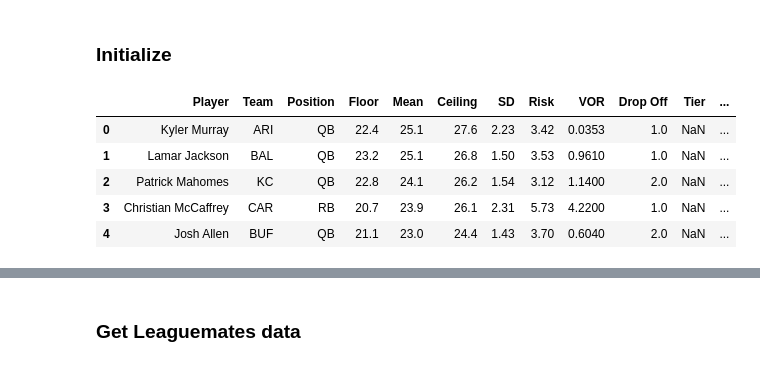
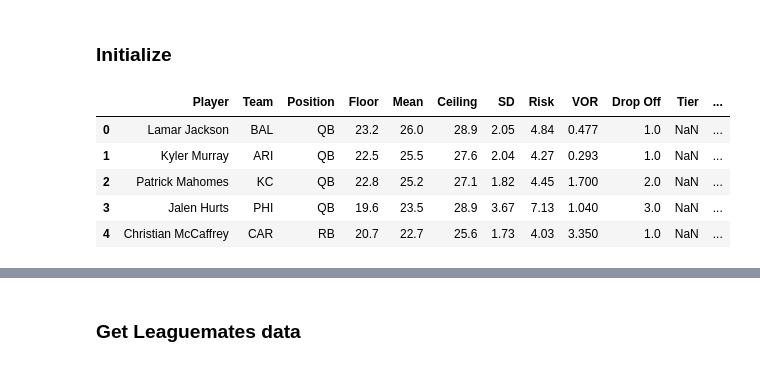
Before and after one commit to atran39/PokerstersFF, a Jupyter notebook: PokerstersFF.ipynb, the cells around one changed output, grey strips where cells are left out. Saved outputs shown, nothing was run; the diff lists cells and outputs as text; code cells hidden in the pictures.

```diff
--- a/PokerstersFF.ipynb
+++ b/PokerstersFF.ipynb
@@ -23,22 +45,22 @@ players = Players()
 # %%
 # import player projection data from spreadsheet
 with open('sleeper_players.pkl', 'wb') as file:
-    ffa_proj_df = pd.read_csv('ffa_all_week3_09-21-2021.txt', sep='\t', index_col=False)
+    ffa_proj_df = pd.read_csv('ffa_all_week3_09-23-2021.txt', sep='\t', index_col=False)
     ffa_proj_df['Player'] = ffa_proj_df['Player'].str.replace('.', '')
     ffa_proj_df['Player_Pos'] = ffa_proj_df['Player'] + ffa_proj_df['Position']
     # why is the abbr for vegas LVR rather than LV??? annoying
     ffa_proj_df['Team'].replace({'LVR': 'LV', 'JAC': 'JAX'}, inplace=True)
     # convert defense player names from common name to abbreviated to match sleeper
     ffa_proj_df.to_pickle('./ffa_proj.pkl')
 
 ffa_proj_df.head()
 # %% [output]
 |  | Player | Team | Position | Floor | Mean | Ceiling | SD | Risk | VOR | Drop Off | Tier | ... |
-| 0 | Kyler Murray | ARI | QB | 22.4 | 25.1 | 27.6 | 2.23 | 3.42 | 0.0353 | 1.0 | NaN | ... |
-| 1 | Lamar Jackson | BAL | QB | 23.2 | 25.1 | 26.8 | 1.50 | 3.53 | 0.9610 | 1.0 | NaN | ... |
-| 2 | Patrick Mahomes | KC | QB | 22.8 | 24.1 | 26.2 | 1.54 | 3.12 | 1.1400 | 2.0 | NaN | ... |
-| 3 | Christian McCaffrey | CAR | RB | 20.7 | 23.9 | 26.1 | 2.31 | 5.73 | 4.2200 | 1.0 | NaN | ... |
-| 4 | Josh Allen | BUF | QB | 21.1 | 23.0 | 24.4 | 1.43 | 3.70 | 0.6040 | 2.0 | NaN | ... |
+| 0 | Lamar Jackson | BAL | QB | 23.2 | 26.0 | 28.9 | 2.05 | 4.84 | 0.477 | 1.0 | NaN | ... |
+| 1 | Kyler Murray | ARI | QB | 22.5 | 25.5 | 27.6 | 2.04 | 4.27 | 0.293 | 1.0 | NaN | ... |
+| 2 | Patrick Mahomes | KC | QB | 22.8 | 25.2 | 27.1 | 1.82 | 4.45 | 1.700 | 2.0 | NaN | ... |
+| 3 | Jalen Hurts | PHI | QB | 19.6 | 23.5 | 28.9 | 3.67 | 7.13 | 1.040 | 3.0 | NaN | ... |
+| 4 | Christian McCaffrey | CAR | RB | 20.7 | 22.7 | 25.6 | 1.73 | 4.03 | 3.350 | 1.0 | NaN | ... |
 # %%
 # Import players from sleeper, run this block to get updated players data
 players_dict = players.get_all_players()
```
Also changed, not shown: parts of 13 cells of this notebook, 3 other files.
